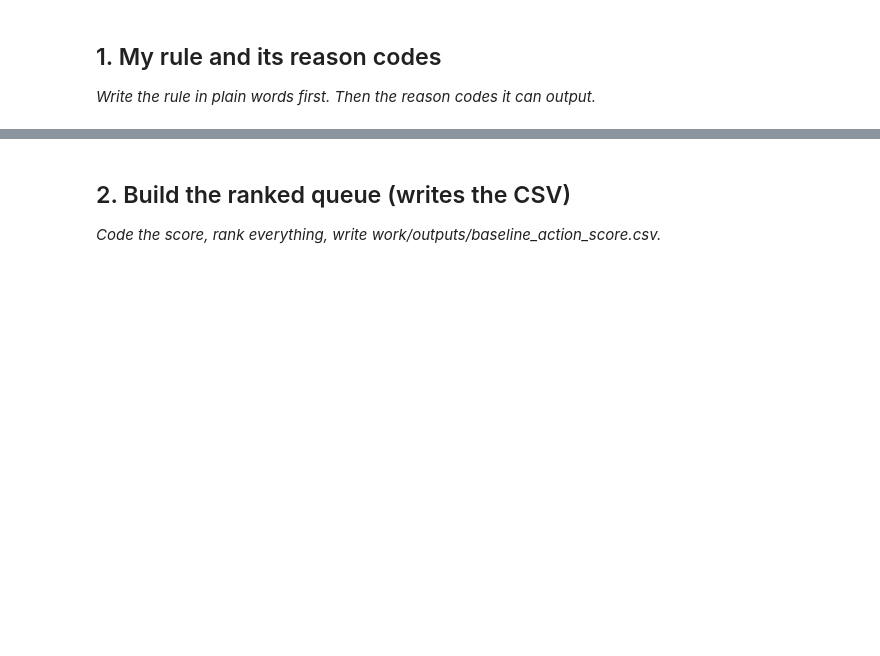
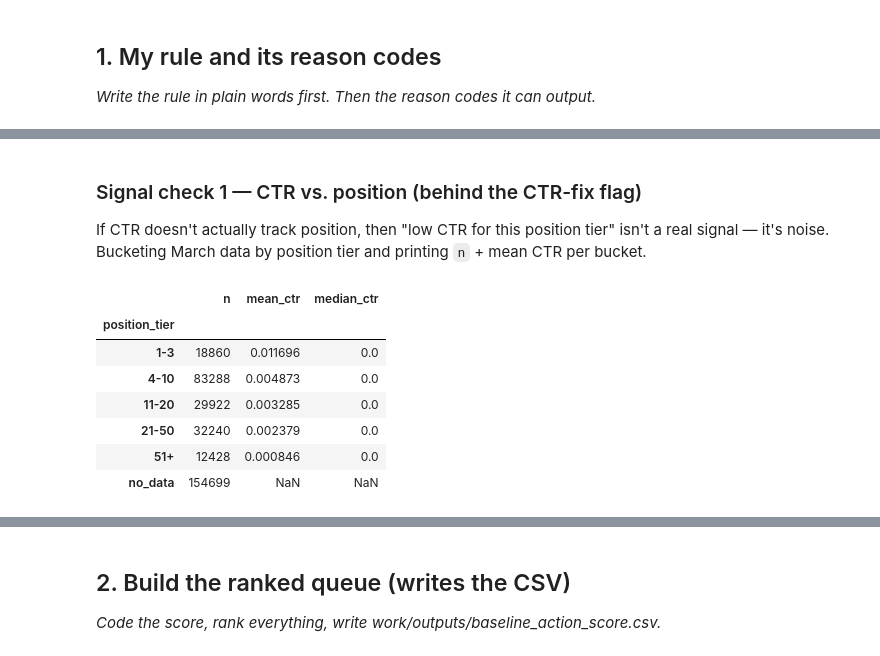
Before and after one commit to Hafiz-Taha-Hussain/Flyrank-Work, a Jupyter notebook: work/notebooks/w04_baseline_score.ipynb, the cells around one changed output, grey strips where cells are left out. Cells and saved outputs as stored; diff of their text form; code cells hidden in the pictures; blank space fills up the shorter version.

```diff
--- a/work/notebooks/w04_baseline_score.ipynb
+++ b/work/notebooks/w04_baseline_score.ipynb
@@ -12,0 +76,39 @@ This skeleton is yours to fill. Work the sections **in order** — each one has
+# %% [markdown]
+### Signal check 1 — CTR vs. position (behind the CTR-fix flag)
+
+If CTR doesn't actually track position, then "low CTR for this position tier" isn't a real
+signal — it's noise. Bucketing March data by position tier and printing `n` + mean CTR per
+bucket.
+# %%
+def position_tier(pos):
+    if pd.isna(pos):
+        return "no_data"
+    elif pos <= 3:
+        return "1-3"
+    elif pos <= 10:
+        return "4-10"
+    elif pos <= 20:
+        return "11-20"
+    elif pos <= 50:
+        return "21-50"
+    else:
+        return "51+"
+
+features["position_tier"] = features["avg_position_march"].apply(position_tier)
+
+tier_order = ["1-3", "4-10", "11-20", "21-50", "51+", "no_data"]
+signal1_table = features.groupby("position_tier").agg(
+    n=("content_hash_id", "size"),
+    mean_ctr=("ctr_march", "mean"),
+    median_ctr=("ctr_march", "median"),
+).reindex(tier_order)
+signal1_table
+# %% [output]
+|  | n | mean_ctr | median_ctr |
+| position_tier |  |  |  |
+| 1-3 | 18860 | 0.011696 | 0.0 |
+| 4-10 | 83288 | 0.004873 | 0.0 |
+| 11-20 | 29922 | 0.003285 | 0.0 |
+| 21-50 | 32240 | 0.002379 | 0.0 |
+| 51+ | 12428 | 0.000846 | 0.0 |
+| no_data | 154699 | NaN | NaN |
```
Also changed, not shown: parts of 15 cells of this notebook.
